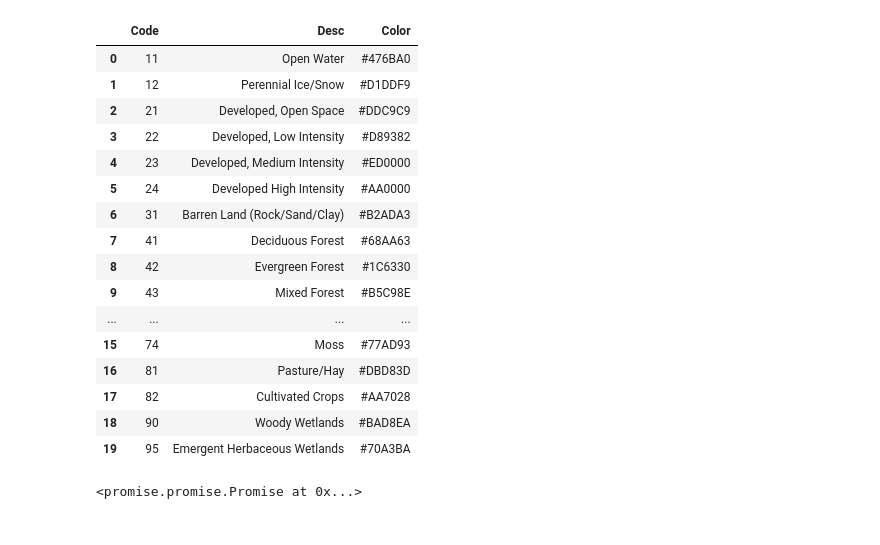
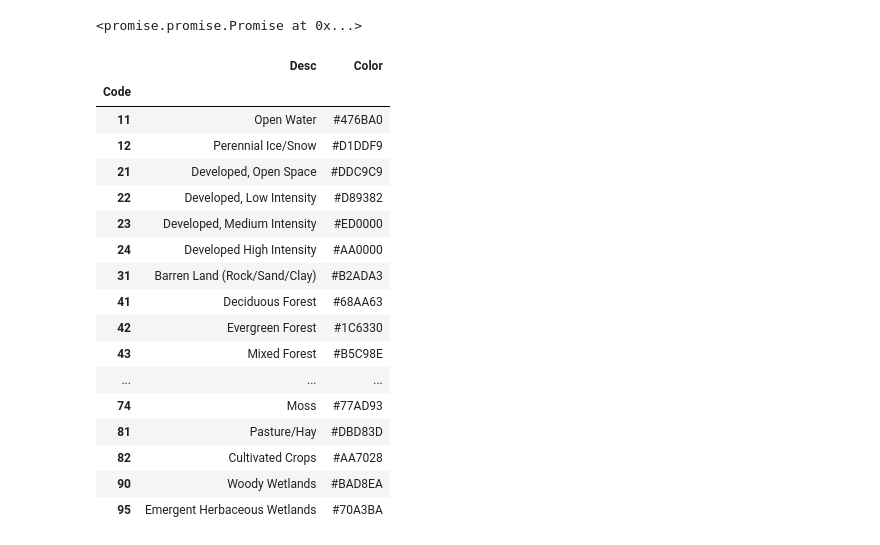
Before and after one commit to OpenGeoscience/geonotebook, a Jupyter notebook: notebooks/Land Cover.ipynb, the cells around one changed output. Cells and saved outputs as stored; diff of their text form; code cells hidden in the pictures.

```diff
--- a/notebooks/Land Cover.ipynb
+++ b/notebooks/Land Cover.ipynb
@@ -28,24 +28,7 @@ legend = pd.DataFrame([
     (95, "Emergent Herbaceous Wetlands","#70A3BA")],
     columns=["Code", "Desc", "Color"])
 
-legend
+def highlight(e):
+    return 'background-color: {}'.format(e)
-# %% [output]
-|  | Code | Desc | Color |
-| 0 | 11 | Open Water | #476BA0 |
-| 1 | 12 | Perennial Ice/Snow | #D1DDF9 |
-| 2 | 21 | Developed, Open Space | #DDC9C9 |
-| 3 | 22 | Developed, Low Intensity | #D89382 |
-| 4 | 23 | Developed, Medium Intensity | #ED0000 |
-| 5 | 24 | Developed High Intensity | #AA0000 |
-| 6 | 31 | Barren Land (Rock/Sand/Clay) | #B2ADA3 |
-| 7 | 41 | Deciduous Forest | #68AA63 |
-| 8 | 42 | Evergreen Forest | #1C6330 |
-| 9 | 43 | Mixed Forest | #B5C98E |
-| ... | ... | ... | ... |
-| 15 | 74 | Moss | #77AD93 |
-| 16 | 81 | Pasture/Hay | #DBD83D |
-| 17 | 82 | Cultivated Crops | #AA7028 |
-| 18 | 90 | Woody Wetlands | #BAD8EA |
-| 19 | 95 | Emergent Herbaceous Wetlands | #70A3BA |
 # %%
 from geonotebook.wrappers import RasterData
@@ -53,7 +36,28 @@ rd = RasterData("/data/doruk/nlcd_2011_landcover_2011_edition_2014_10_10.tif")
 # %%
 colormap = legend[["Code", "Color"]].rename(columns={
     "Code": "quantity", "Color": "color"}).to_dict("records")
-
-M.add_layer(rd[1], colormap=colormap, opacity=0.7)
-# %% [output]
-<promise.promise.Promise at 0x...>
+# %%
+M.add_layer(rd[1], colormap=colormap, opacity=0.7)
+# %% [output]
+<promise.promise.Promise at 0x...>
+# %%
+legend.set_index("Code").style.applymap(highlight)
+# %% [output]
+|  | Desc | Color |
+| Code |  |  |
+| 11 | Open Water | #476BA0 |
+| 12 | Perennial Ice/Snow | #D1DDF9 |
+| 21 | Developed, Open Space | #DDC9C9 |
+| 22 | Developed, Low Intensity | #D89382 |
+| 23 | Developed, Medium Intensity | #ED0000 |
+| 24 | Developed High Intensity | #AA0000 |
+| 31 | Barren Land (Rock/Sand/Clay) | #B2ADA3 |
+| 41 | Deciduous Forest | #68AA63 |
+| 42 | Evergreen Forest | #1C6330 |
+| 43 | Mixed Forest | #B5C98E |
+| ... | ... | ... |
+| 74 | Moss | #77AD93 |
+| 81 | Pasture/Hay | #DBD83D |
+| 82 | Cultivated Crops | #AA7028 |
+| 90 | Woody Wetlands | #BAD8EA |
+| 95 | Emergent Herbaceous Wetlands | #70A3BA |
```
Also changed, not shown: parts of 16 cells of this notebook, 5 other files.
